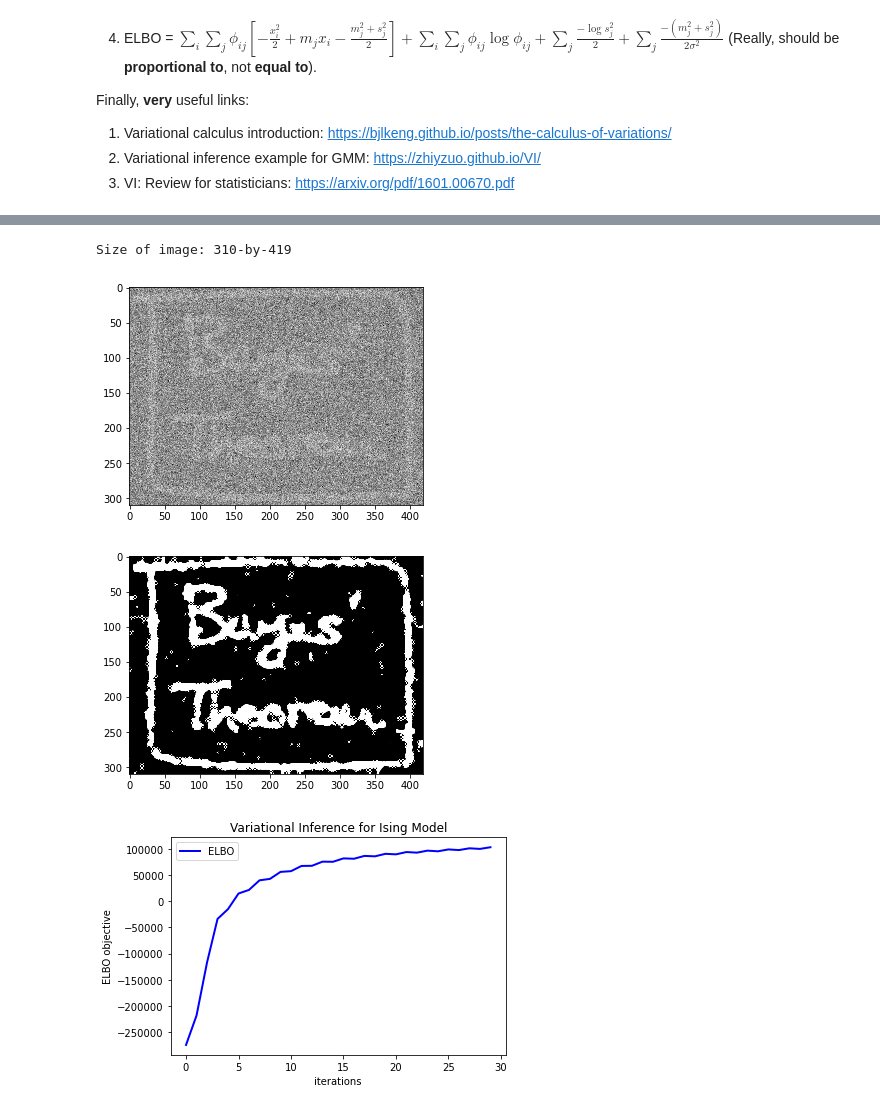
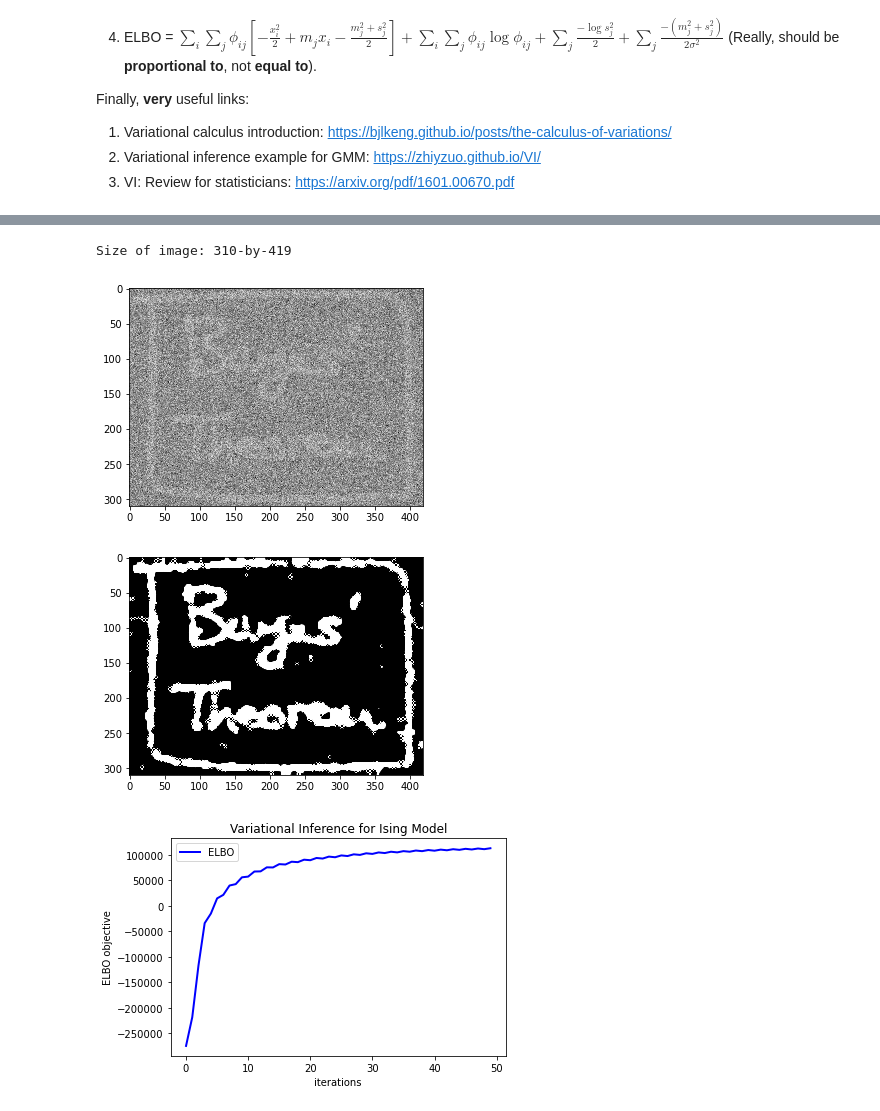
Before and after one commit to evgeniilobzaev/variational-inference-tutorial, a Jupyter notebook: Variational-inference-demo.ipynb, the cells around one changed output, grey strips where cells are left out. Saved outputs shown, nothing was run; the diff lists cells and outputs as text; code cells hidden in the pictures.

```diff
--- a/Variational-inference-demo.ipynb
+++ b/Variational-inference-demo.ipynb
@@ -238,10 +238,10 @@ $ELBO = \mathbb{E_{q(x)}}[\log p(y,x)] - \mathbb{E_{q(x)}}[\log q(x)] = \mathbb{
 # %%
 ### lets try VI on Ising Model: inspired by Vadim Smolyakov
 from VI_Ising_Model_demo import VI_Ising_Model_demo
 
-VI_Ising_Model_demo(noise_level=3.5,J=1.0,n_iter=30)
+VI_Ising_Model_demo(noise_level=3.5,J=1.0,n_iter=50)
 # %% [output]
 Size of image: 310-by-419
 [figure]
-[figure, old version]
+[figure, new version]
-[figure, old version]
+[figure, new version]
```
Also changed, not shown: parts of 1 cell of this notebook.
